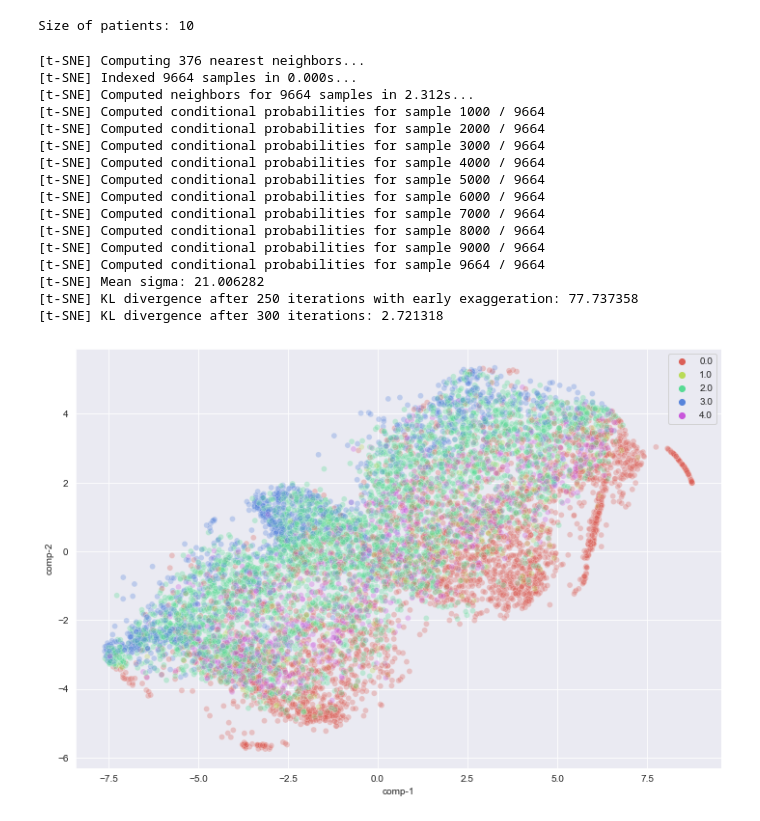
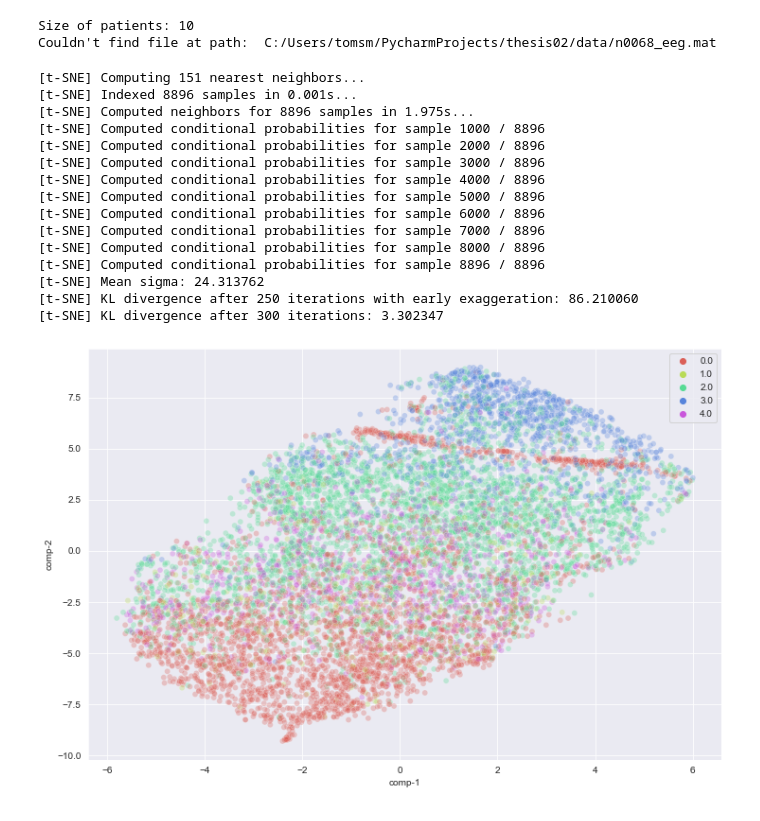
Before and after one commit to TomS55555/thesis, a Jupyter notebook: experiments/SleepTransformer/simclr/visualize_pretrained_model.ipynb, the cells around one changed output. Cells and saved outputs as stored; diff of their text form; code cells hidden in the pictures.

```diff
--- a/experiments/SleepTransformer/simclr/visualize_pretrained_model.ipynb
+++ b/experiments/SleepTransformer/simclr/visualize_pretrained_model.ipynb
@@ -14,7 +15,7 @@ import torch.utils.data as data
 import constants
 # %%
-encoder_path = "simclr_transformer5000pat_better.ckpt"
-pretrained_model = load_model(SimCLR_Transformer, encoder_path)  # Load pretrained simclr model
+encoder_path = "pretrained_5000pat.ckpt"
+pretrained_model = load_model(SimCLR, encoder_path)
 # %%
 encoder = pretrained_model.f
 test_dm = EEGdataModule(
@@ -29,6 +30,7 @@ test_dm = EEGdataModule(
 )
 # %% [output]
 Size of patients: 10
+Couldn't find file at path:  C:/Users/tomsm/PycharmProjects/thesis02/data/n0068_eeg.mat
 # %%
 outputs = list()
 labels = list()
@@ -41,41 +43,40 @@ outputs = torch.cat(outputs, dim=0)
 labels = torch.cat(labels, dim=0)
 output_ds = data.TensorDataset(outputs, labels.squeeze())
 # %%
-tsne = TSNE(n_components=2, n_iter=300, verbose=1, perplexity=125)
+tsne = TSNE(n_components=2, n_iter=300, verbose=1, perplexity=50)
 x, y = outputs, labels.squeeze()
 x.requires_grad = False
 y.requires_grad = False
 tsne_results = tsne.fit_transform(x)
 df = pd.DataFrame()
 df['comp-1'] = tsne_results[:,0]
 df['comp-2'] = tsne_results[:,1]
 df["y"] = y
 plt.figure(figsize=(12, 8))
 sns.scatterplot(
     x="comp-1", y="comp-2",
     hue=df.y.tolist(),
     palette=sns.color_palette("hls", 5),
     data=df,
     legend="full",
     alpha=0.3
 )
 save_name = 'tsne_'+encoder_path.split('.ckpt')[0]
 plt.savefig(save_name+'1')
 # %% [output]
-[t-SNE] Computing 376 nearest neighbors...
-[t-SNE] Indexed 9664 samples in 0.000s...
-[t-SNE] Computed neighbors for 9664 samples in 2.312s...
-[t-SNE] Computed conditional probabilities for sample 1000 / 9664
-[t-SNE] Computed conditional probabilities for sample 2000 / 9664
-[t-SNE] Computed conditional probabilities for sample 3000 / 9664
-[t-SNE] Computed conditional probabilities for sample 4000 / 9664
-[t-SNE] Computed conditional probabilities for sample 5000 / 9664
-[t-SNE] Computed conditional probabilities for sample 6000 / 9664
-[t-SNE] Computed conditional probabilities for sample 7000 / 9664
-[t-SNE] Computed conditional probabilities for sample 8000 / 9664
-[t-SNE] Computed conditional probabilities for sample 9000 / 9664
-[t-SNE] Computed conditional probabilities for sample 9664 / 9664
-[t-SNE] Mean sigma: 21.006282
-[t-SNE] KL divergence after 250 iterations with early exaggeration: 77.737358
-[t-SNE] KL divergence after 300 iterations: 2.721318
+[t-SNE] Computing 151 nearest neighbors...
+[t-SNE] Indexed 8896 samples in 0.001s...
+[t-SNE] Computed neighbors for 8896 samples in 1.975s...
+[t-SNE] Computed conditional probabilities for sample 1000 / 8896
+[t-SNE] Computed conditional probabilities for sample 2000 / 8896
+[t-SNE] Computed conditional probabilities for sample 3000 / 8896
+[t-SNE] Computed conditional probabilities for sample 4000 / 8896
+[t-SNE] Computed conditional probabilities for sample 5000 / 8896
+[t-SNE] Computed conditional probabilities for sample 6000 / 8896
+[t-SNE] Computed conditional probabilities for sample 7000 / 8896
+[t-SNE] Computed conditional probabilities for sample 8000 / 8896
+[t-SNE] Computed conditional probabilities for sample 8896 / 8896
+[t-SNE] Mean sigma: 24.313762
+[t-SNE] KL divergence after 250 iterations with early exaggeration: 86.210060
+[t-SNE] KL divergence after 300 iterations: 3.302347
-[figure, old version]
+[figure, new version]
```
Also changed, not shown: parts of 1 cell of this notebook, 1 other file.
